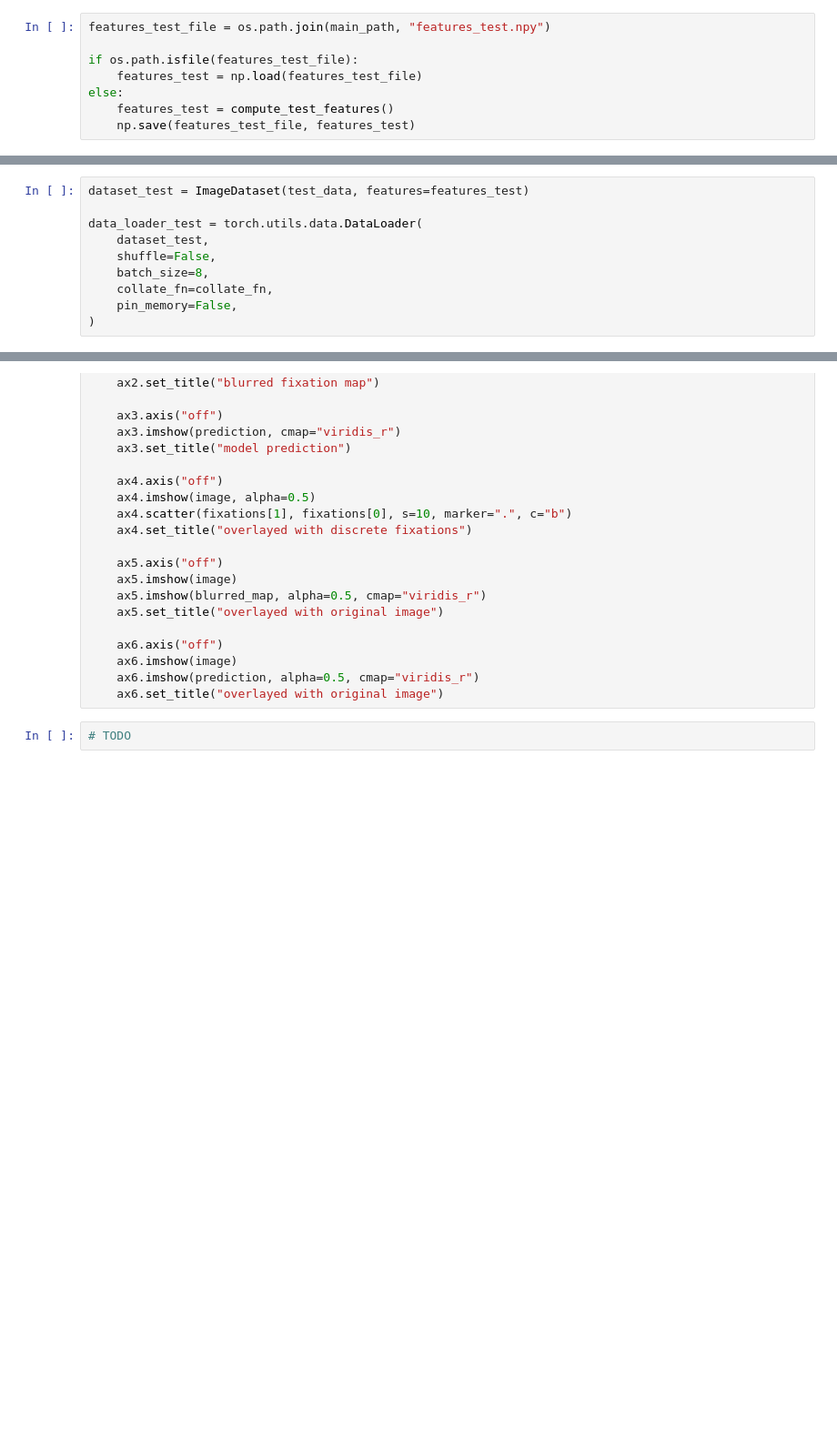
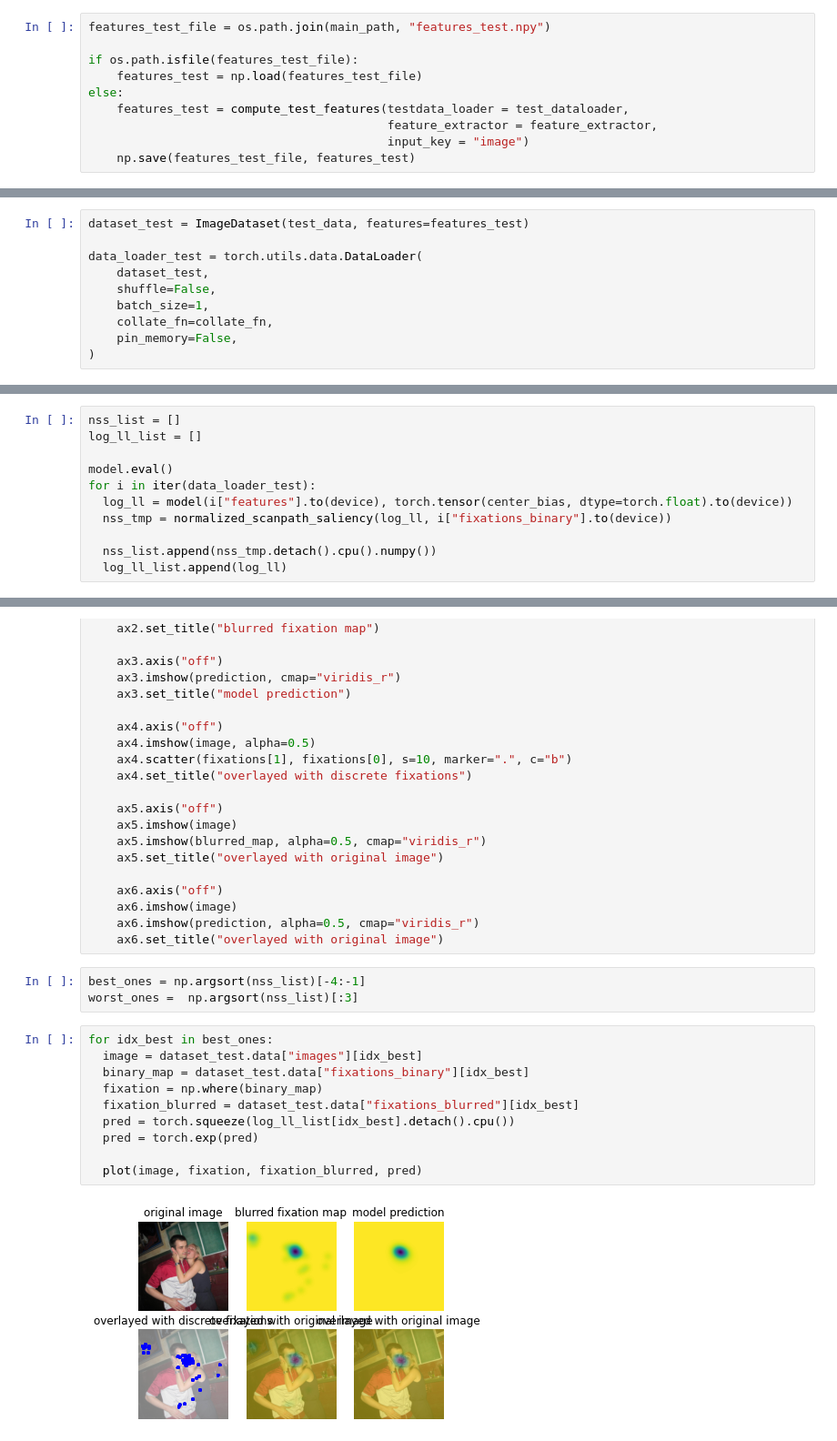
Before and after one commit to Marei33/Deep-Learning, a Jupyter notebook: Ex4_2021.ipynb, the cells around one changed output, grey strips where cells are left out. Shown at 91% size. Drawn from its saved outputs; the diff is of its cells as text; blank space fills up the shorter version.

```diff
--- a/Ex4_2021.ipynb
+++ b/Ex4_2021.ipynb
@@ -919,7 +871,9 @@ features_test_file = os.path.join(main_path, "features_test.npy")
 if os.path.isfile(features_test_file):
     features_test = np.load(features_test_file)
 else:
-    features_test = compute_test_features()
+    features_test = compute_test_features(testdata_loader = test_dataloader,
+                                          feature_extractor = feature_extractor,
+                                          input_key = "image")
     np.save(features_test_file, features_test)
 # %% [markdown]
 Get the NSS scores for each test image. Print the three highest NSS scores. In our reference implementation, we got `[6.0, 7.1, 7.3]`.
@@ -929,7 +883,7 @@ dataset_test = ImageDataset(test_data, features=features_test)
 data_loader_test = torch.utils.data.DataLoader(
     dataset_test,
     shuffle=False,
-    batch_size=8,
+    batch_size=1,
     collate_fn=collate_fn,
     pin_memory=False,
 )
@@ -939,3 +890,14 @@ scores =
+# %%
+nss_list = []
+log_ll_list = []
+
+model.eval()
+for i in iter(data_loader_test):
+  log_ll = model(i["features"].to(device), torch.tensor(center_bias, dtype=torch.float).to(device))
+  nss_tmp = normalized_scanpath_saliency(log_ll, i["fixations_binary"].to(device))
+
+  nss_list.append(nss_tmp.detach().cpu().numpy())
+  log_ll_list.append(log_ll)
 # %% [markdown]
 **Inspect the results**
 
@@ -982,5 +952,18 @@ def plot(image, fixations, blurred_map, prediction):
     ax6.imshow(image)
     ax6.imshow(prediction, alpha=0.5, cmap="viridis_r")
     ax6.set_title("overlayed with original image")
-# %%
-# TODO
+# %%
+best_ones = np.argsort(nss_list)[-4:-1]
+worst_ones =  np.argsort(nss_list)[:3]
+# %%
+for idx_best in best_ones:
+  image = dataset_test.data["images"][idx_best]
+  binary_map = dataset_test.data["fixations_binary"][idx_best]
+  fixation = np.where(binary_map)
+  fixation_blurred = dataset_test.data["fixations_blurred"][idx_best]
+  pred = torch.squeeze(log_ll_list[idx_best].detach().cpu())
+  pred = torch.exp(pred)
+
+  plot(image, fixation, fixation_blurred, pred)
+# %% [output]
+[figure, added]
```
Also changed, not shown: parts of 31 cells of this notebook.
